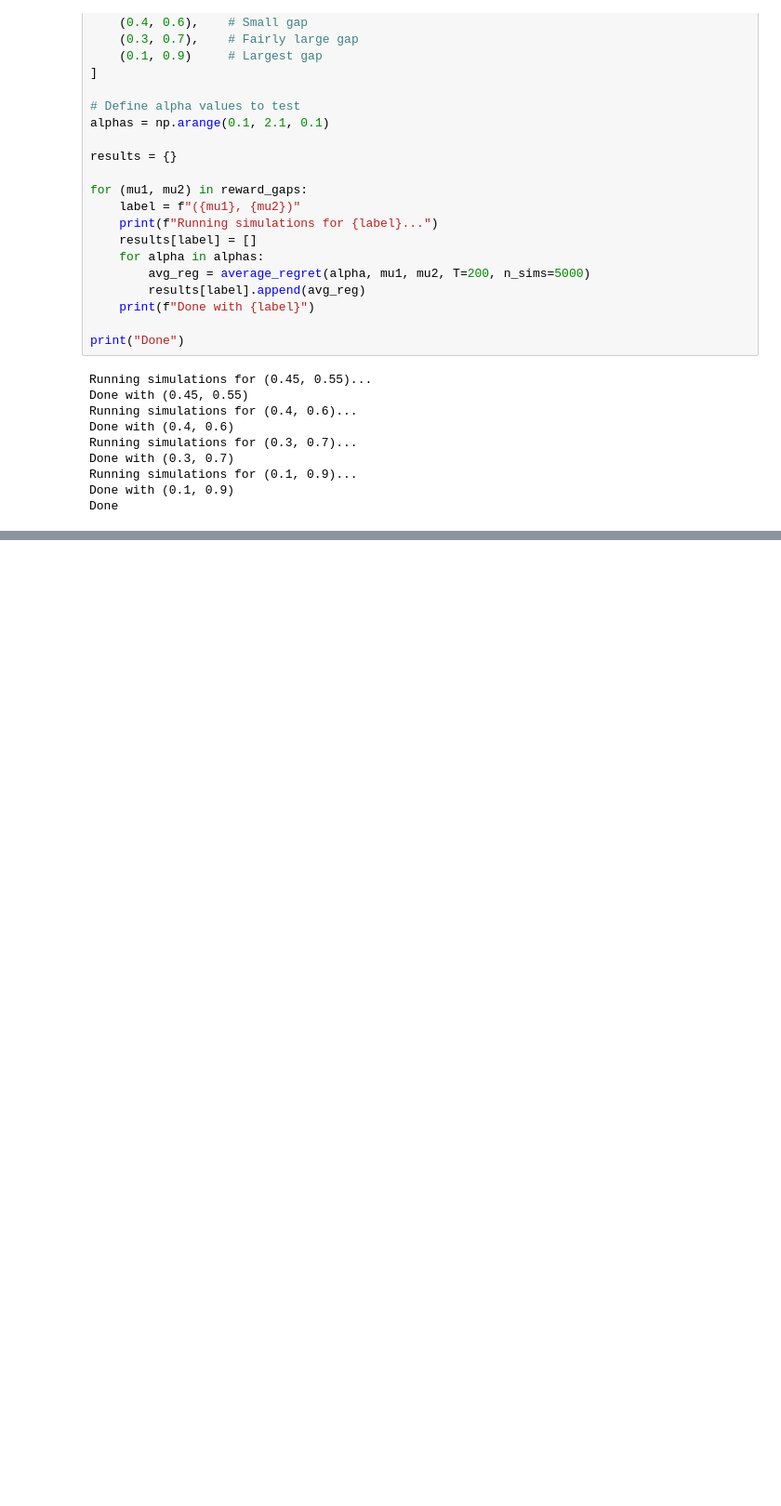
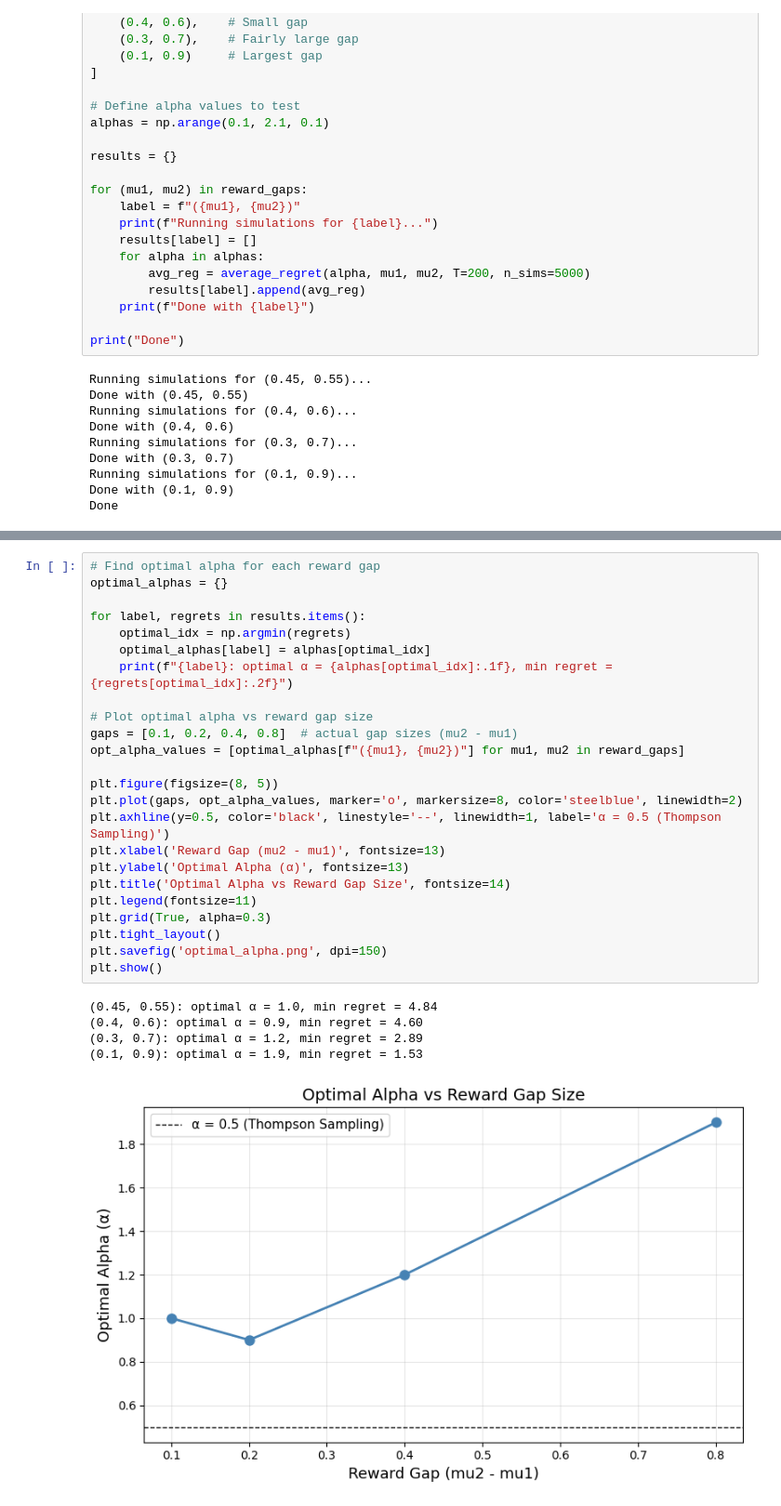
Before and after one commit to EmmanuelKevinS/bandit-study-exploring-exploration, a Jupyter notebook: qcare_extension.ipynb, the cells around one changed output, grey strips where cells are left out. Shown at 93% size. Cells and saved outputs as stored; diff of their text form; blank space fills up the shorter version.

```diff
--- a/qcare_extension.ipynb
+++ b/qcare_extension.ipynb
@@ -83,0 +101,30 @@ Done
+# %%
+# Find optimal alpha for each reward gap
+optimal_alphas = {}
+
+for label, regrets in results.items():
+    optimal_idx = np.argmin(regrets)
+    optimal_alphas[label] = alphas[optimal_idx]
+    print(f"{label}: optimal α = {alphas[optimal_idx]:.1f}, min regret = {regrets[optimal_idx]:.2f}")
+
+# Plot optimal alpha vs reward gap size
+gaps = [0.1, 0.2, 0.4, 0.8]  # actual gap sizes (mu2 - mu1)
+opt_alpha_values = [optimal_alphas[f"({mu1}, {mu2})"] for mu1, mu2 in reward_gaps]
+
+plt.figure(figsize=(8, 5))
+plt.plot(gaps, opt_alpha_values, marker='o', markersize=8, color='steelblue', linewidth=2)
+plt.axhline(y=0.5, color='black', linestyle='--', linewidth=1, label='α = 0.5 (Thompson Sampling)')
+plt.xlabel('Reward Gap (mu2 - mu1)', fontsize=13)
+plt.ylabel('Optimal Alpha (α)', fontsize=13)
+plt.title('Optimal Alpha vs Reward Gap Size', fontsize=14)
+plt.legend(fontsize=11)
+plt.grid(True, alpha=0.3)
+plt.tight_layout()
+plt.savefig('optimal_alpha.png', dpi=150)
+plt.show()
+# %% [output]
+(0.45, 0.55): optimal α = 1.0, min regret = 4.84
+(0.4, 0.6): optimal α = 0.9, min regret = 4.60
+(0.3, 0.7): optimal α = 1.2, min regret = 2.89
+(0.1, 0.9): optimal α = 1.9, min regret = 1.53
+[figure, added]
```
Also changed, not shown: parts of 1 cell of this notebook, 3 other files.
